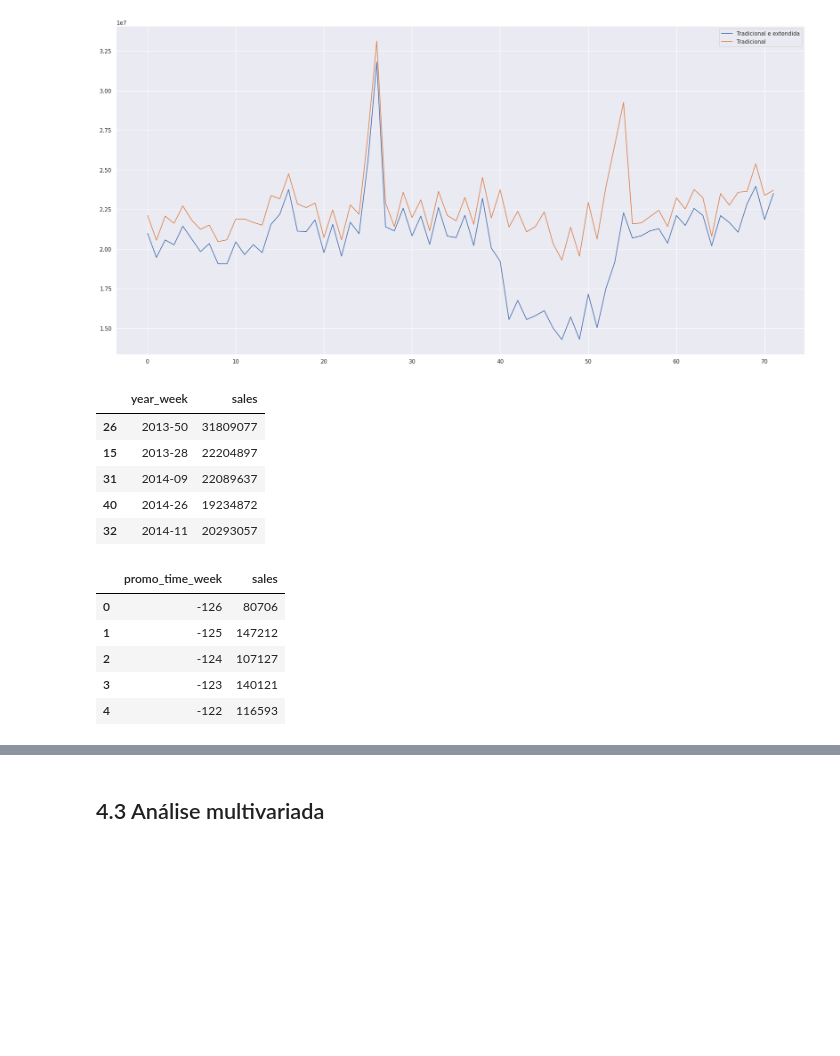
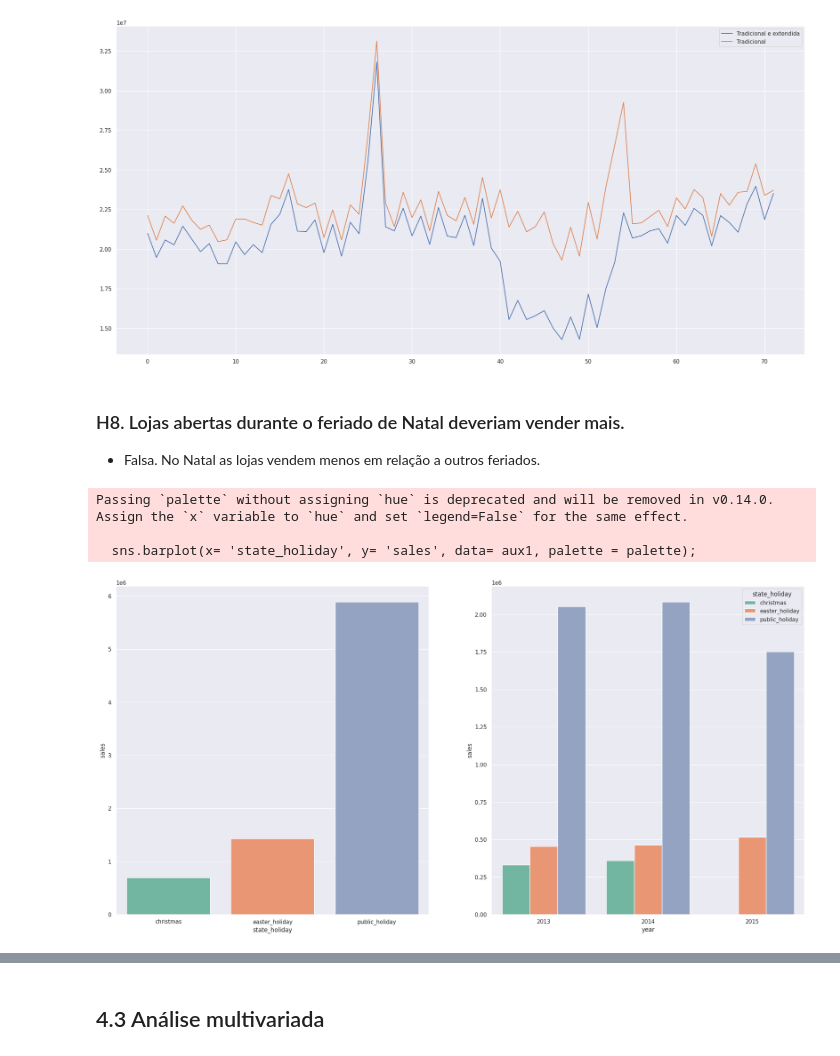
Before and after one commit to fr22/Rossmann_sales_prediction, a Jupyter notebook: store_sales_prediction.ipynb, the cells around one changed output, grey strips where cells are left out. Drawn from its saved outputs; the diff is of its cells as text; code cells hidden in the pictures; blank space fills up the shorter version.

```diff
--- a/store_sales_prediction.ipynb
+++ b/store_sales_prediction.ipynb
@@ -772,21 +772,19 @@ ax.legend(labels = ['Tradicional e extendida', 'Tradicional'])
 # %% [output]
 <matplotlib.legend.Legend at 0x...>
 [figure]
-# %%
-aux1.sample(5)
-# %% [output]
-|  | year_week | sales |
-| 26 | 2013-50 | 31809077 |
-| 15 | 2013-28 | 22204897 |
-| 31 | 2014-09 | 22089637 |
-| 40 | 2014-26 | 19234872 |
-| 32 | 2014-11 | 20293057 |
-# %%
-aux3.head()
-# %% [output]
-|  | promo_time_week | sales |
-| 0 | -126 | 80706 |
-| 1 | -125 | 147212 |
-| 2 | -124 | 107127 |
-| 3 | -123 | 140121 |
-| 4 | -122 | 116593 |
+# %% [markdown]
+### H8. Lojas abertas durante o feriado de Natal deveriam vender mais.
+* Falsa. No Natal as lojas vendem menos em relação a outros feriados.
+# %%
+aux = df4[df4['state_holiday'] != 'regular_day']
+aux1 = aux[['state_holiday', 'sales']].groupby('state_holiday').sum().reset_index()
+plt.subplot(1,2,1)
+sns.barplot(x= 'state_holiday', y= 'sales', data= aux1, palette = palette);
+aux2 = aux[['year', 'state_holiday', 'sales']].groupby(['year', 'state_holiday']).sum().reset_index()
+plt.subplot(1,2,2)
+sns.barplot(x= 'year', y= 'sales', data= aux2, hue= 'state_holiday', palette = palette);
+# %% [output]
+Passing `palette` without assigning `hue` is deprecated and will be removed in v0.14.0. Assign the `x` variable to `hue` and set `legend=False` for the same effect.
+
+  sns.barplot(x= 'state_holiday', y= 'sales', data= aux1, palette = palette);
+[figure, added]
```
Also changed, not shown: parts of 14 cells of this notebook.
